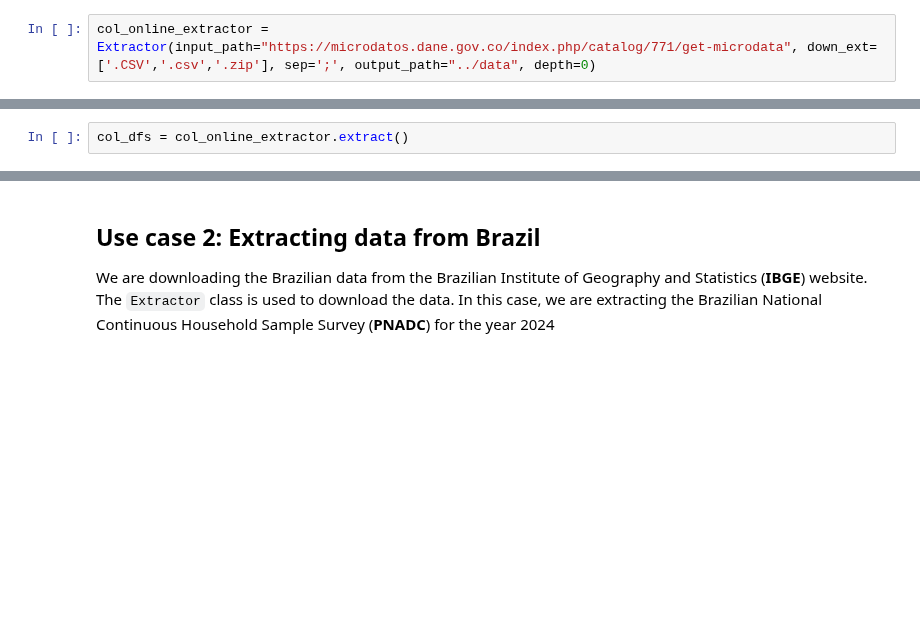
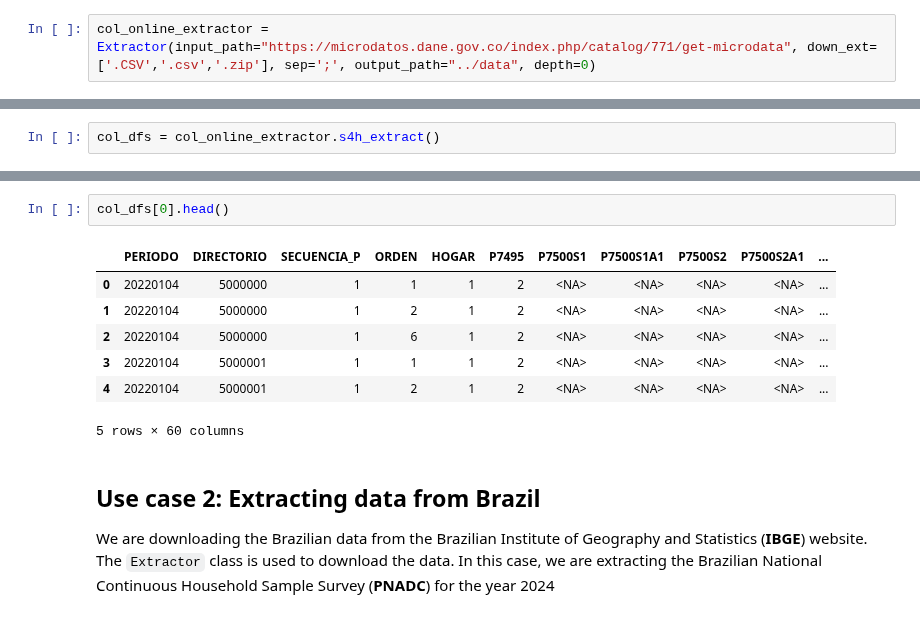
Before and after one commit to harmonize-tools/socio4health, a Jupyter notebook: docs/source/notebooks/extractor.ipynb, the cells around one changed output, grey strips where cells are left out. Cells and saved outputs as stored; diff of their text form; blank space fills up the shorter version.

```diff
--- a/docs/source/notebooks/extractor.ipynb
+++ b/docs/source/notebooks/extractor.ipynb
@@ -46,2 +49,2 @@ After the instance is set up, we can call the `extract` method to download and e
 # %%
-col_dfs = col_online_extractor.extract()
+col_dfs = col_online_extractor.s4h_extract()
@@ -48,3 +69,13 @@ col_dfs = col_online_extractor.extract()
+# %%
+col_dfs[0].head()
+# %% [output]
+|  | PERIODO | DIRECTORIO | SECUENCIA_P | ORDEN | HOGAR | P7495 | P7500S1 | P7500S1A1 | P7500S2 | P7500S2A1 | ... |
+| 0 | 20220104 | 5000000 | 1 | 1 | 1 | 2 | <NA> | <NA> | <NA> | <NA> | ... |
+| 1 | 20220104 | 5000000 | 1 | 2 | 1 | 2 | <NA> | <NA> | <NA> | <NA> | ... |
+| 2 | 20220104 | 5000000 | 1 | 6 | 1 | 2 | <NA> | <NA> | <NA> | <NA> | ... |
+| 3 | 20220104 | 5000001 | 1 | 1 | 1 | 2 | <NA> | <NA> | <NA> | <NA> | ... |
+| 4 | 20220104 | 5000001 | 1 | 2 | 1 | 2 | <NA> | <NA> | <NA> | <NA> | ... |
+5 rows × 60 columns
 # %% [markdown]
 ## Use case 2: Extracting data from Brazil
 
```
Also changed, not shown: parts of 7 cells of this notebook, 10 other files.
